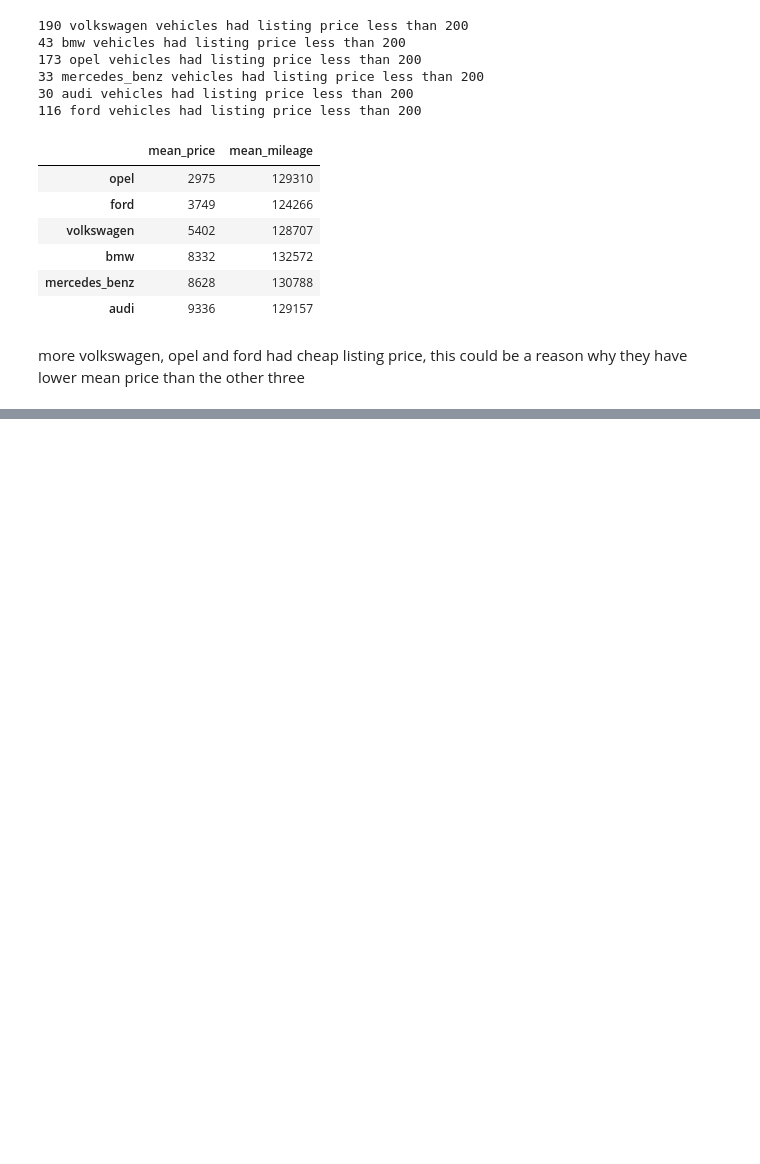
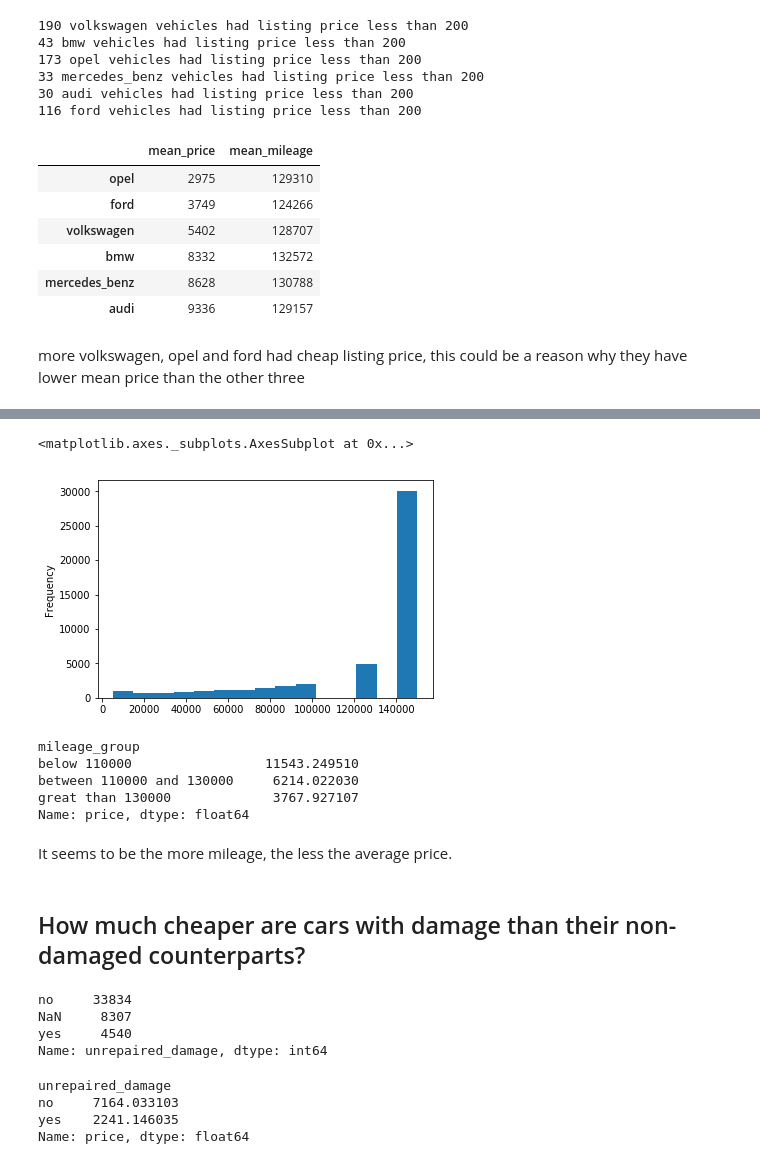
Before and after one commit to zhao365/dataquest_projects, a Jupyter notebook: Exploring Ebay Car Sales Data.ipynb, the cells around one changed output, grey strips where cells are left out. Cells and saved outputs as stored; diff of their text form; code cells hidden in the pictures; blank space fills up the shorter version.

```diff
--- a/Exploring Ebay Car Sales Data.ipynb
+++ b/Exploring Ebay Car Sales Data.ipynb
@@ -508,0 +597,2 @@ more volkswagen, opel and ford had cheap listing price, this could be a reason w
+# %%
+autos_copy = autos.copy()
@@ -508,0 +705,15 @@ more volkswagen, opel and ford had cheap listing price, this could be a reason w
+# %%
+def fill_model_from_name(row):
+    row['model_update'] = row['model']
+    if row['model'] is np.nan:
+        row['name'].replace('mercedes_benz','mercedes')
+        row['name'].replace('sonstige_autos','sonstige')
+        row['name'].replace('land_rover','land')
+        row['name'].replace('alfa_romeo','alfa')
+        name_split = row['name'].split('_')
+        if len(name_split) >= 2:
+            second = name_split[1].lower()
+            row['model_update'] = second
+    return row
+# %%
+autos_copy = autos_copy.apply(fill_model_from_name, axis = 1)
@@ -508,0 +736,3 @@ more volkswagen, opel and ford had cheap listing price, this could be a reason w
+# %%
+autos_copy['brand/model'] = autos_copy['brand'] + '_' + autos_copy['model']
+autos_copy['brand/model'].value_counts(normalize = True)[:10]
@@ -508,0 +769,5 @@ more volkswagen, opel and ford had cheap listing price, this could be a reason w
+# %%
+autos_copy['odometer_km'].plot(kind = 'hist', bins = 15)
+# %% [output]
+<matplotlib.axes._subplots.AxesSubplot at 0x...>
+[figure, added]
@@ -508,0 +784,26 @@ more volkswagen, opel and ford had cheap listing price, this could be a reason w
+# %%
+autos_copy.groupby('mileage_group')['price'].mean()
+# %% [output]
+mileage_group
+below 110000                 11543.249510
+between 110000 and 130000     6214.022030
+great than 130000             3767.927107
+Name: price, dtype: float64
+# %% [markdown]
+It seems to be the more mileage, the less the average price.
+# %% [markdown]
+## How much cheaper are cars with damage than their non-damaged counterparts?
+# %%
+autos_copy['unrepaired_damage'].value_counts(dropna = False)
+# %% [output]
+no     33834
+NaN     8307
+yes     4540
+Name: unrepaired_damage, dtype: int64
+# %%
+autos_copy.groupby('unrepaired_damage')['price'].mean()
+# %% [output]
+unrepaired_damage
+no     7164.033103
+yes    2241.146035
+Name: price, dtype: float64
```
Also changed, not shown: parts of 56 cells of this notebook.
